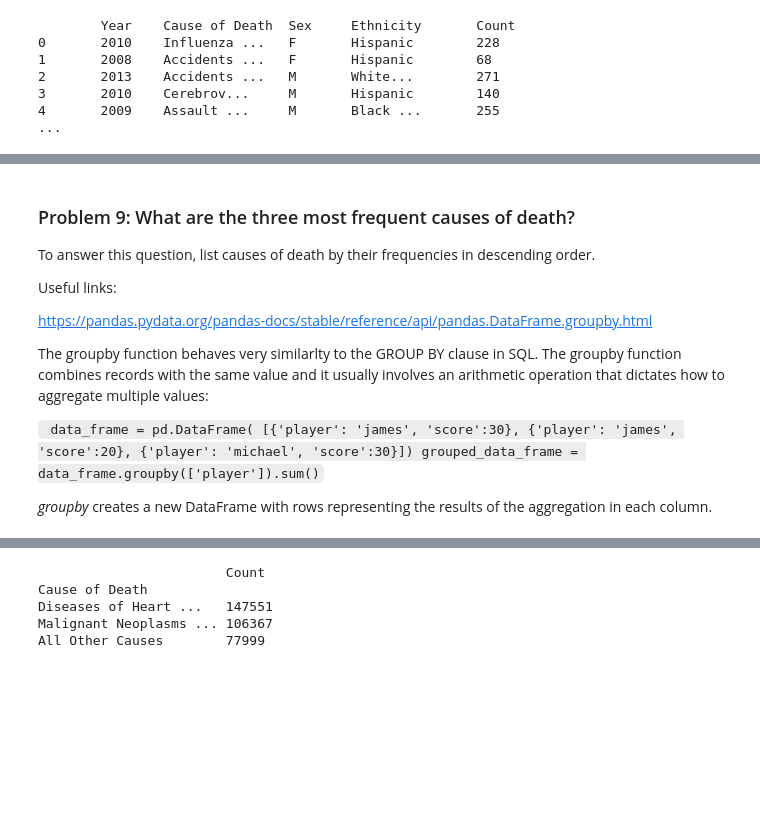
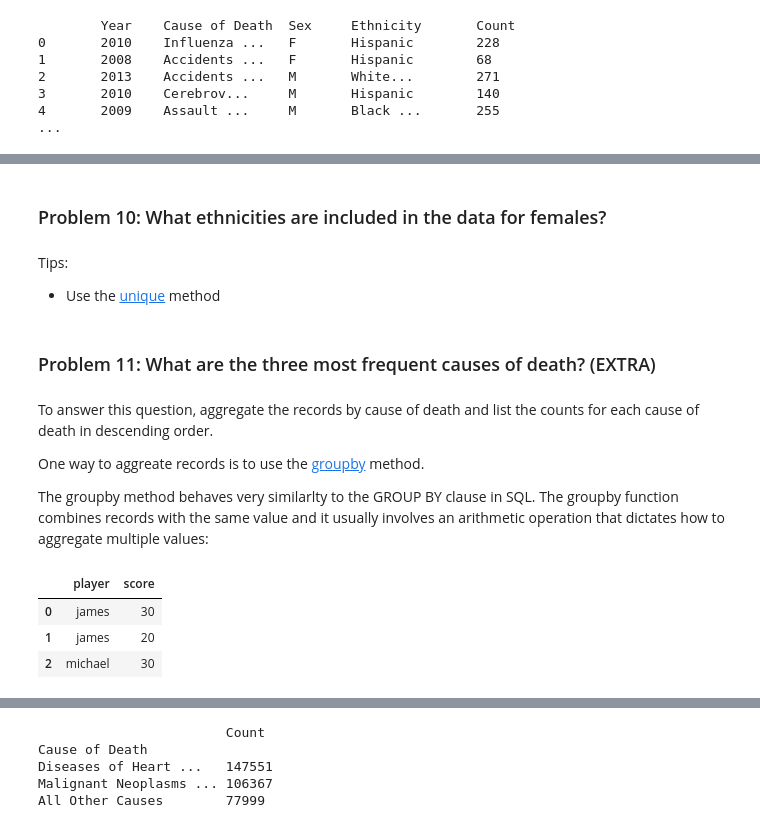
Before and after one commit to josecarlosgt/Data-Processing-and-Analytics, a Jupyter notebook: Lab_Practice.ipynb, the cells around one changed output, grey strips where cells are left out. Saved outputs shown, nothing was run; the diff lists cells and outputs as text; code cells hidden in the pictures; blank space fills up the shorter version.

```diff
--- a/Lab_Practice.ipynb
+++ b/Lab_Practice.ipynb
@@ -188,0 +253,5 @@ Useful links:
+# %% [markdown]
+### Problem 10: What ethnicities are included in the data for females?
+# %% [markdown]
+Tips:
+- Use the [unique](https://pandas.pydata.org/docs/reference/api/pandas.Series.unique.html) method
@@ -189,17 +260,17 @@ Useful links:
+# %% [markdown]
+### Problem 11:  What are the three most frequent causes of death? (EXTRA)
 # %% [markdown]
-### Problem 9:  What are the three most frequent causes of death?
+To answer this question, aggregate the records by cause of death and list the counts for each cause of death in descending order.
 
-To answer this question, list causes of death by their frequencies in descending order.
+One way to aggreate records is to use the [groupby](https://pandas.pydata.org/pandas-docs/stable/reference/api/pandas.DataFrame.groupby.html) method.
 
-Useful links:
-
-https://pandas.pydata.org/pandas-docs/stable/reference/api/pandas.DataFrame.groupby.html
-
-The groupby function behaves very similarlty to the GROUP BY clause in SQL. The groupby function combines records with the same value and it usually involves an arithmetic operation that dictates how to aggregate multiple values:
-
-`
-data_frame = pd.DataFrame(
-    [{'player': 'james', 'score':30}, {'player': 'james', 'score':20}, {'player': 'michael', 'score':30}])
-grouped_data_frame = data_frame.groupby(['player']).sum()`
-
-*groupby* creates a new DataFrame with rows representing the results of the aggregation in each column.
+The groupby method behaves very similarlty to the GROUP BY clause in SQL. The groupby function combines records with the same value and it usually involves an arithmetic operation that dictates how to aggregate multiple values:
+# %%
+data_frame = pd.DataFrame(
+    [{'player': 'james', 'score':30}, {'player': 'james', 'score':20}, {'player': 'michael', 'score':30}])
+data_frame
+# %% [output]
+|  | player | score |
+| 0 | james | 30 |
+| 1 | james | 20 |
+| 2 | michael | 30 |
```
Also changed, not shown: parts of 53 cells of this notebook, 4 other files.
